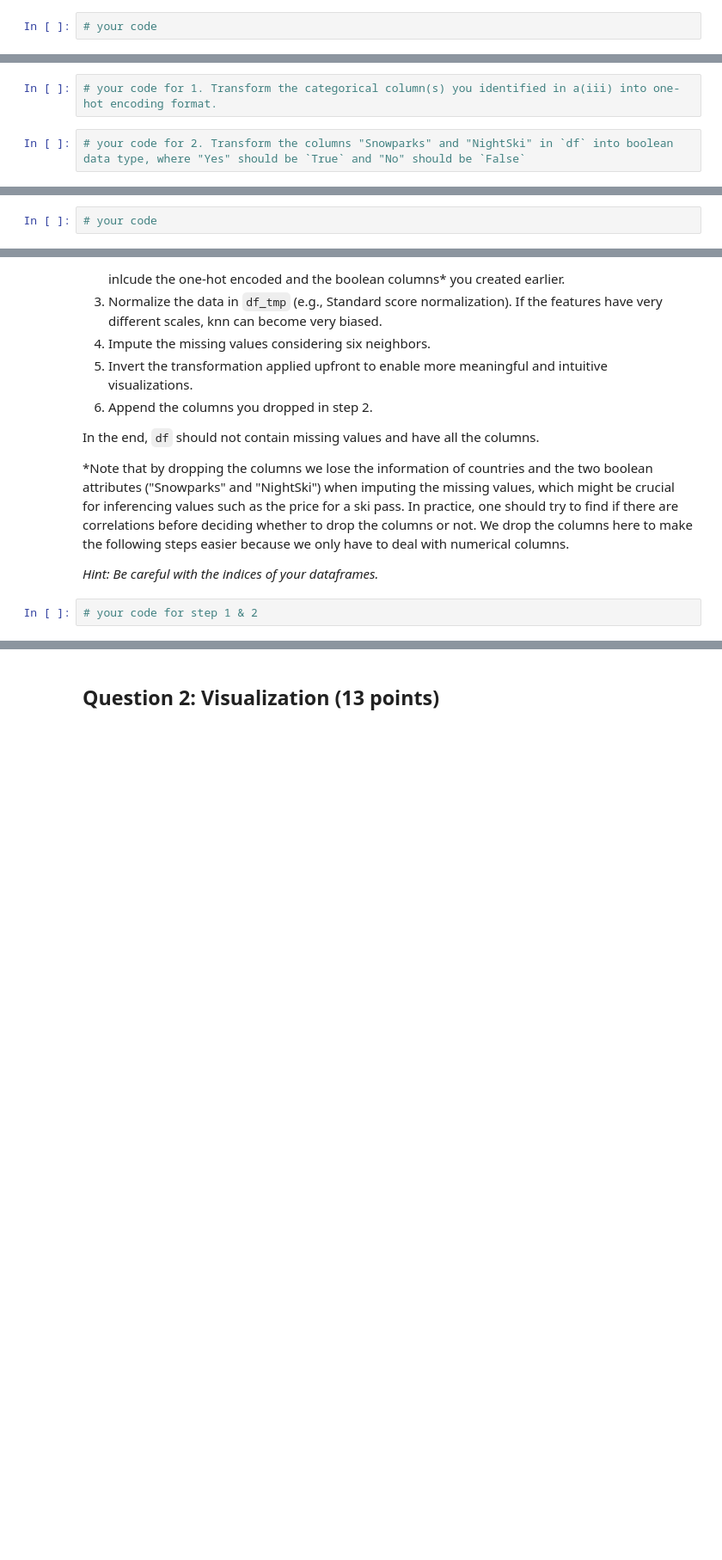
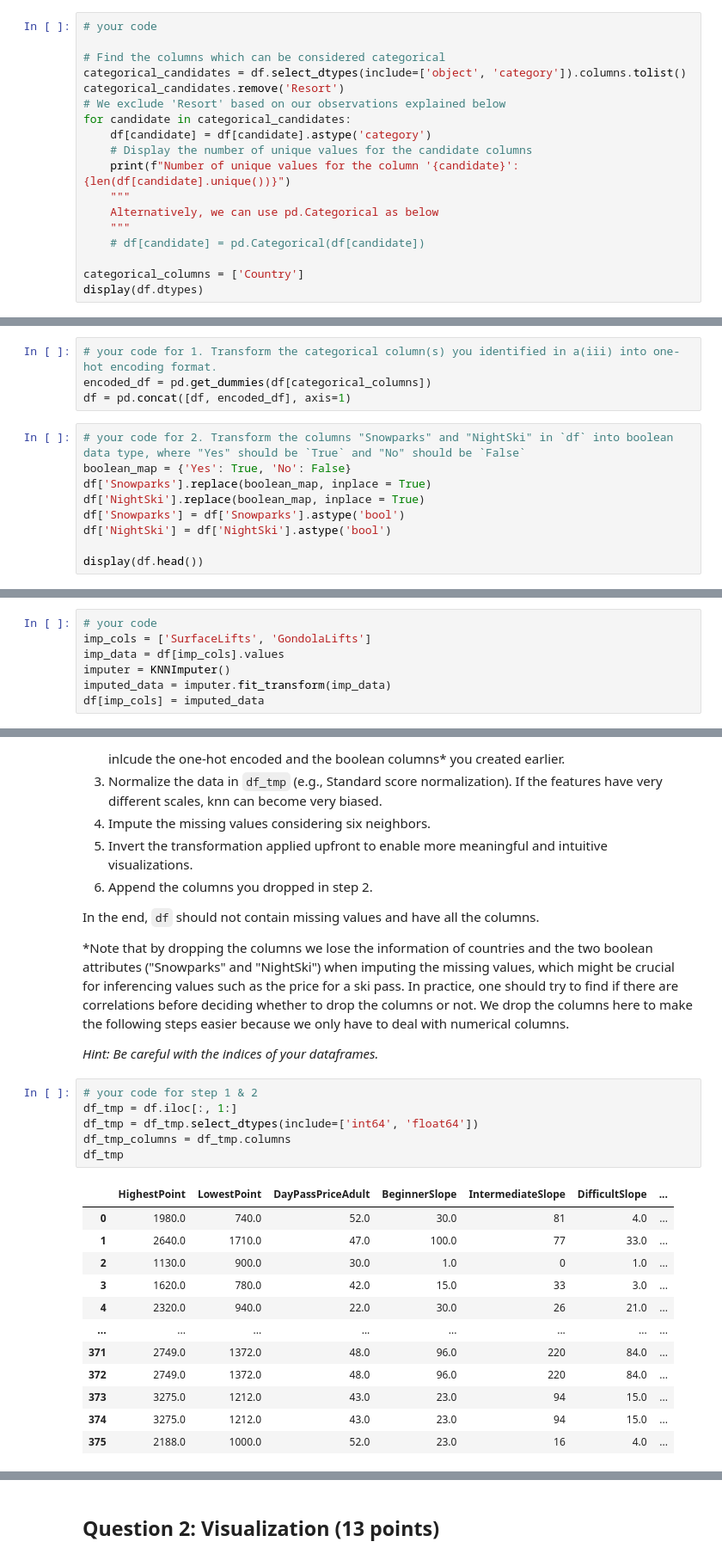
Before and after one commit to alpharmike/ids-assignment-2, a Jupyter notebook: assignment2.ipynb, the cells around one changed output, grey strips where cells are left out. Shown at 86% size. Cells and saved outputs as stored; diff of their text form; blank space fills up the shorter version.

Commit message:
Complete analysis of ski resorts dataset for the first question

```diff
--- a/assignment2.ipynb
+++ b/assignment2.ipynb
@@ -77,3 +118,19 @@ Are there any categorical column candidates? Explain your answer. \
 Afterward, convert the column(s) in `df` into categorical column(s).
 # %%
 # your code
+
+# Find the columns which can be considered categorical
+categorical_candidates = df.select_dtypes(include=['object', 'category']).columns.tolist()
+categorical_candidates.remove('Resort')
+# We exclude 'Resort' based on our observations explained below
+for candidate in categorical_candidates:
+    df[candidate] = df[candidate].astype('category')
+    # Display the number of unique values for the candidate columns
+    print(f"Number of unique values for the column '{candidate}': {len(df[candidate].unique())}")
+    """
+    Alternatively, we can use pd.Categorical as below
+    """
+    # df[candidate] = pd.Categorical(df[candidate])
+
+categorical_columns = ['Country']
+display(df.dtypes)
@@ -120,4 +295,13 @@ Lastly, print the top five rows of the resulting dataframe.
 # %%
 # your code for 1. Transform the categorical column(s) you identified in a(iii) into one-hot encoding format.
+encoded_df = pd.get_dummies(df[categorical_columns])
+df = pd.concat([df, encoded_df], axis=1)
 # %%
 # your code for 2. Transform the columns "Snowparks" and "NightSki" in `df` into boolean data type, where "Yes" should be `True` and "No" should be `False`
+boolean_map = {'Yes': True, 'No': False}
+df['Snowparks'].replace(boolean_map, inplace = True)
+df['NightSki'].replace(boolean_map, inplace = True)
+df['Snowparks'] = df['Snowparks'].astype('bool')
+df['NightSki'] = df['NightSki'].astype('bool')
+
+display(df.head())
@@ -135,5 +348,10 @@ Motivate your approach and apply it to `df`.
 # %%
 # your code
+imp_cols = ['SurfaceLifts', 'GondolaLifts']
+imp_data = df[imp_cols].values
+imputer = KNNImputer()
+imputed_data = imputer.fit_transform(imp_data)
+df[imp_cols] = imputed_data
 # %% [markdown]
 #### **b(iv)**
 Impute the rest of the missing values using the knn-imputation method. To this end, apply the following steps:
@@ -152,3 +370,20 @@ We drop the columns here to make the following steps easier because we only have
 *Hint: Be careful with the indices of your dataframes.*
 # %%
 # your code for step 1 & 2
+df_tmp = df.iloc[:, 1:]
+df_tmp = df_tmp.select_dtypes(include=['int64', 'float64'])
+df_tmp_columns = df_tmp.columns
+df_tmp
+# %% [output]
+|  | HighestPoint | LowestPoint | DayPassPriceAdult | BeginnerSlope | IntermediateSlope | DifficultSlope | ... |
+| 0 | 1980.0 | 740.0 | 52.0 | 30.0 | 81 | 4.0 | ... |
+| 1 | 2640.0 | 1710.0 | 47.0 | 100.0 | 77 | 33.0 | ... |
+| 2 | 1130.0 | 900.0 | 30.0 | 1.0 | 0 | 1.0 | ... |
+| 3 | 1620.0 | 780.0 | 42.0 | 15.0 | 33 | 3.0 | ... |
+| 4 | 2320.0 | 940.0 | 22.0 | 30.0 | 26 | 21.0 | ... |
+| ... | ... | ... | ... | ... | ... | ... | ... |
+| 371 | 2749.0 | 1372.0 | 48.0 | 96.0 | 220 | 84.0 | ... |
+| 372 | 2749.0 | 1372.0 | 48.0 | 96.0 | 220 | 84.0 | ... |
+| 373 | 3275.0 | 1212.0 | 43.0 | 23.0 | 94 | 15.0 | ... |
+| 374 | 3275.0 | 1212.0 | 43.0 | 23.0 | 94 | 15.0 | ... |
+| 375 | 2188.0 | 1000.0 | 52.0 | 23.0 | 16 | 4.0 | ... |
```
Also changed, not shown: parts of 23 cells of this notebook.
